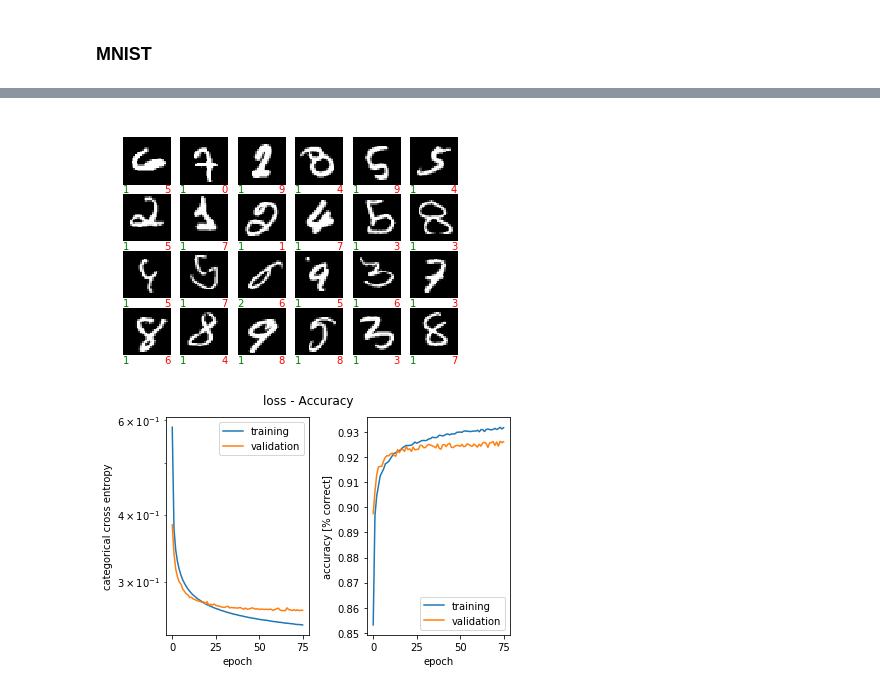
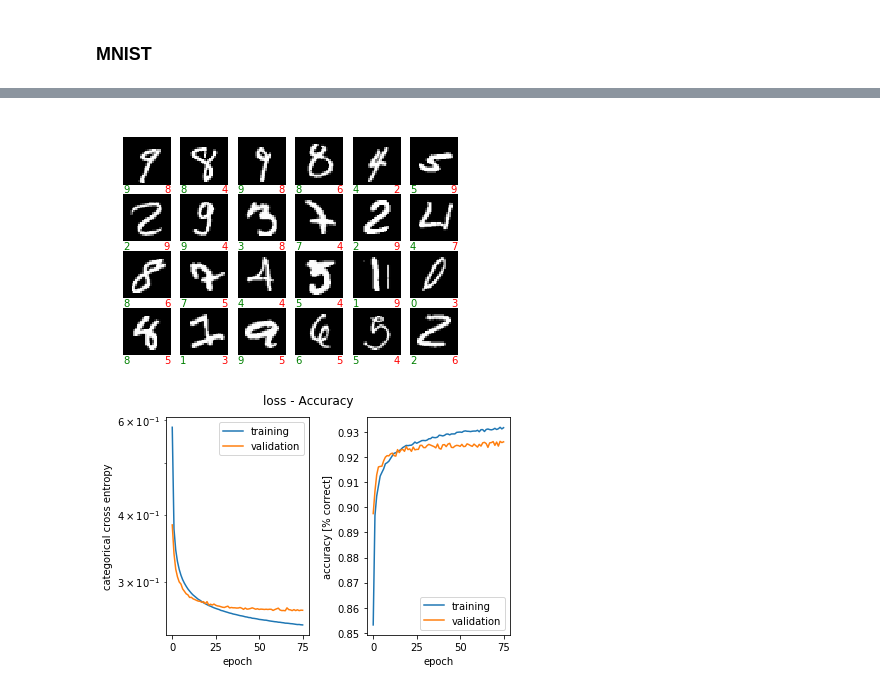
Before and after one commit to FredrikBixo/Artificial-neural-networks-miniproject1, a Jupyter notebook: miniproject1.ipynb, the cells around one changed output, grey strips where cells are left out. Cells and saved outputs as stored; diff of their text form; code cells hidden in the pictures.

```diff
--- a/miniproject1.ipynb
+++ b/miniproject1.ipynb
@@ -253,7 +254,7 @@ for i in range(0, len(predictedValues)):
     if predictedValues[i] != y_test_c[i]:
         missmatches.append(i)
 
-plot_some_samples(x_test, (y_test+9)%10, (yhat_test+9)%10,missmatches);
+plot_some_samples(x_test, (y_test_c+9)%10, (yhat_test+9)%10,missmatches);
 
 print('Test loss:', score[0])
 print('Test accuracy:', score[1])
@@ -278,4 +279,4 @@ Test accuracy: 0.9199
-[figure, old version]
+[figure, new version]
 # %%
 plot_1 = plot_history(history, title='loss - Accuracy')
 # %% [output]
```
Also changed, not shown: parts of 5 cells of this notebook.
